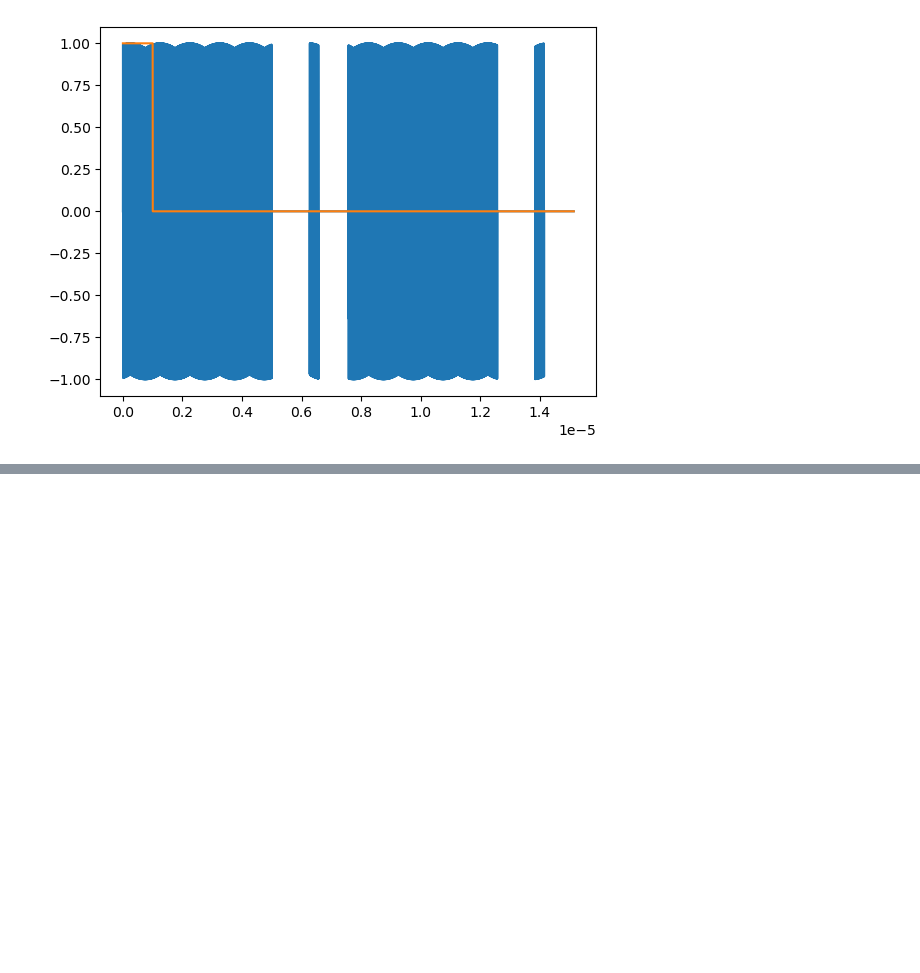
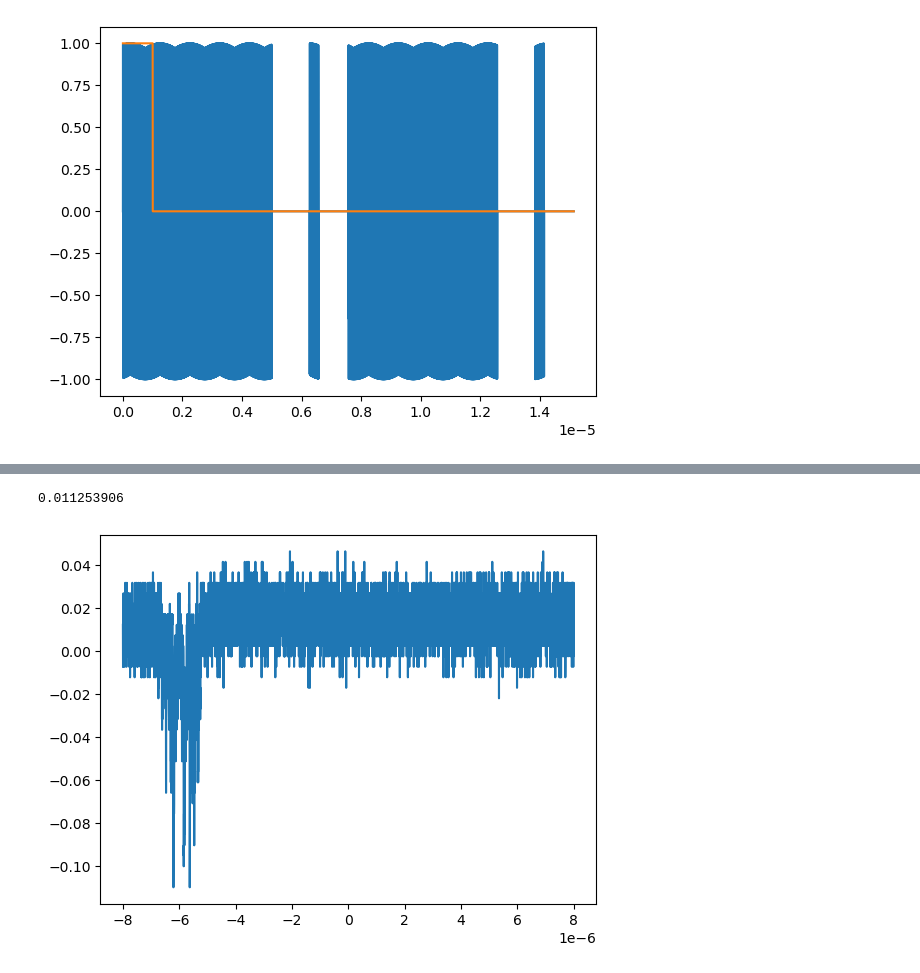
Before and after one commit to meimei2027/diamonds, a Jupyter notebook: experiment/view_data_2.ipynb, the cells around one changed output, grey strips where cells are left out. Saved outputs shown, nothing was run; the diff lists cells and outputs as text; code cells hidden in the pictures; blank space fills up the shorter version.

```diff
--- a/experiment/view_data_2.ipynb
+++ b/experiment/view_data_2.ipynb
@@ -102,0 +130,12 @@ ax.plot(t, ch2)
+# %%
+t = make_t(2.5e9, 10000)
+test = np.load("../data/t1_data_3/1ms_2ms_3ms_4ms_calib_1ms_dark_between.npy")
+fig, ax = plt.subplots()
+# 3 is the calibration
+num = test[3]
+ax.plot(t, num)
+print(np.average(num))
+# ax.set_xlim([0, 5e-7])
+# %% [output]
+0.011253906
+[figure, added]
```
Also changed, not shown: parts of 7 cells of this notebook, 1 other file.
